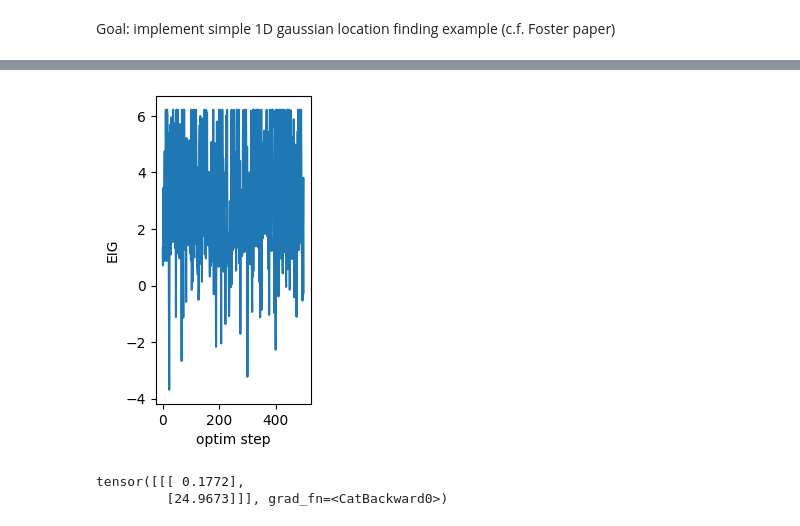
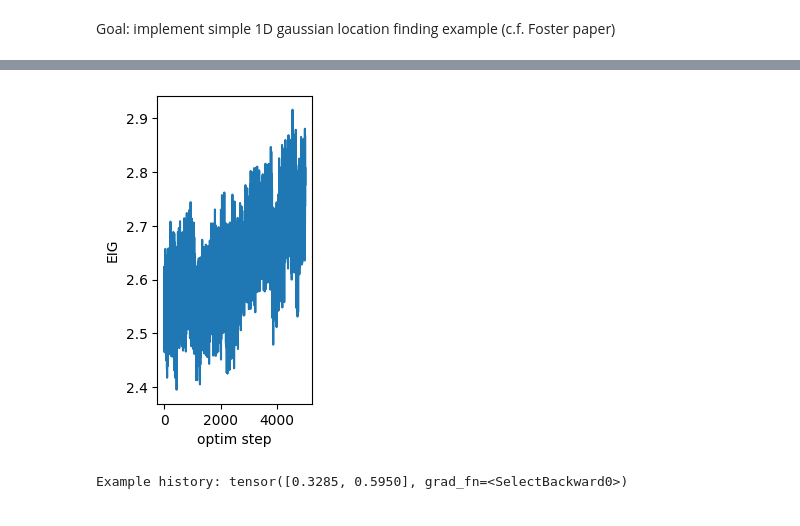
Before and after one commit to LeWaldm/OED, a Jupyter notebook: debug_dad.ipynb, the cells around one changed output, grey strips where cells are left out. Saved outputs shown, nothing was run; the diff lists cells and outputs as text; code cells hidden in the pictures.

```diff
--- a/debug_dad.ipynb
+++ b/debug_dad.ipynb
@@ -71,37 +71,36 @@ likelihood = Squared_distance()
 
 
 # train design_network
 # torch.autograd.set_detect_anomaly(False)
 T = 2
 mutils.train_DAD_design_policy(
     T,
     prior,
     likelihood,
     design_network,
-    n_simulations=500,
-    batch_size=1,
-    L = 500,
+    n_steps=5000,
+    n_outer=1000,
+    L = 100,
     print_every=25,
     verbose = 'plot')
 
 # execute design
 batch_size = 1
 theta_0 = prior.sample(batch_size)
 history_xi = []
 history_y = []
 design_network.reset_buffer(batch_size)
 next_xi = torch.zeros((batch_size,design_network.design_dim))
 next_y = torch.zeros((batch_size,design_network.y_dim))
 for t in range(T):
     next_xi = design_network(next_xi, next_y)
     next_y = likelihood.sample(next_xi, theta_0)
     history_xi.append(next_xi.unsqueeze(1))
     history_y.append(next_y.unsqueeze(1))
 history_xi = torch.cat(history_xi, dim=1)  # batch_size x T x design_dim
 history_y = torch.cat(history_y, dim=1)    # batch_size x T x y_dim
-print(history_xi)
+print(f'Example history: {history_xi[0,:,0]}')
 # %% [output]
 [interactive output not drawn]
-[figure, old version]
+[figure, new version]
-tensor([[[ 0.1772],
-         [24.9673]]], grad_fn=<CatBackward0>)
+Example history: tensor([0.3285, 0.5950], grad_fn=<SelectBackward0>)
```
Also changed, not shown: 5 other files.
